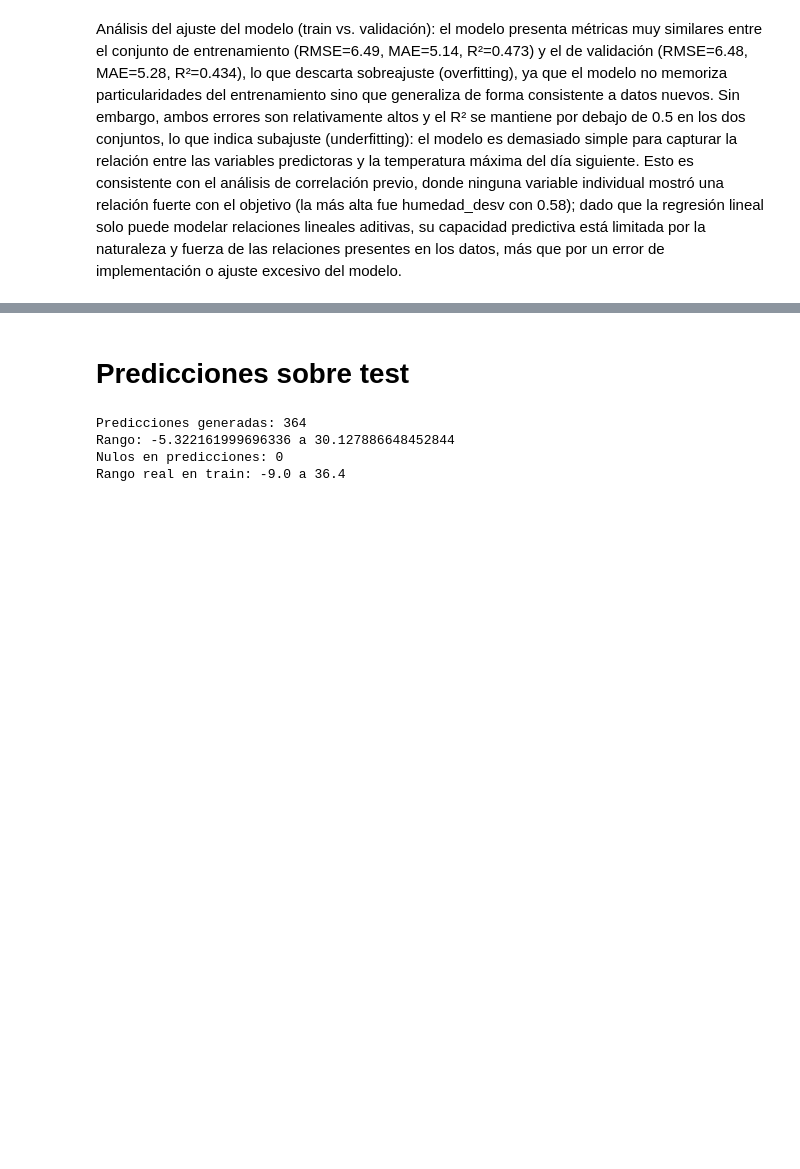
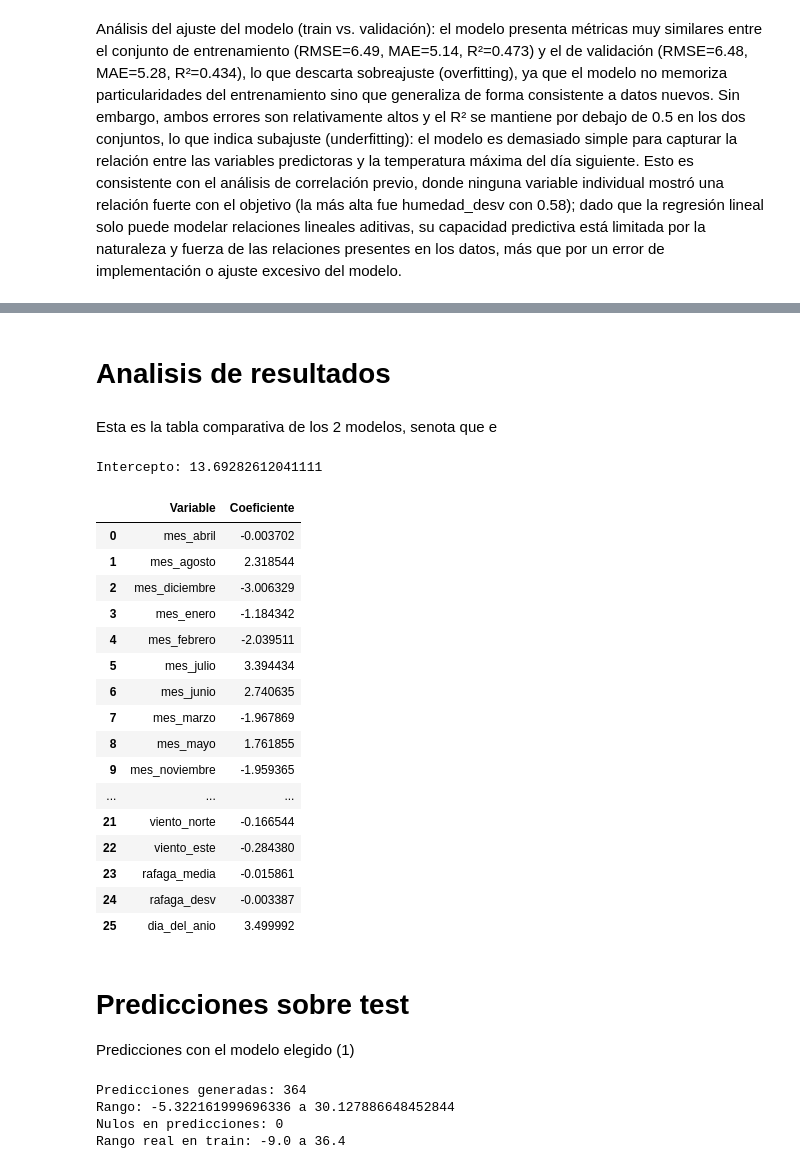
Before and after one commit to ajuradouniandes/Laboratorio_1_ML, a Jupyter notebook: Lab.ipynb, the cells around one changed output, grey strips where cells are left out. Drawn from its saved outputs; the diff is of its cells as text; code cells hidden in the pictures; blank space fills up the shorter version.

```diff
--- a/Lab.ipynb
+++ b/Lab.ipynb
@@ -416,0 +545,4 @@ Análisis del ajuste del modelo (train vs. validación): el modelo presenta mét
+# %% [markdown]
+# Analisis de resultados
+# %% [markdown]
+Esta es la tabla comparativa de los 2 modelos, senota que e
@@ -417,5 +556,40 @@ Análisis del ajuste del modelo (train vs. validación): el modelo presenta mét
+# %%
+feature_names = modelo.named_steps["preprocesador"].get_feature_names_out()
+feature_names = [
+    name.replace("num__", "").replace("cat__", "")
+    for name in feature_names
+]
+
+coef_df = pd.DataFrame({
+    "Variable": feature_names,
+    "Coeficiente": modelo.named_steps["regresor"].coef_
+})
+
+print("Intercepto:", modelo.named_steps["regresor"].intercept_)
+coef_df
+# %% [output]
+Intercepto: 13.69282612041111
+|  | Variable | Coeficiente |
+| 0 | mes_abril | -0.003702 |
+| 1 | mes_agosto | 2.318544 |
+| 2 | mes_diciembre | -3.006329 |
+| 3 | mes_enero | -1.184342 |
+| 4 | mes_febrero | -2.039511 |
+| 5 | mes_julio | 3.394434 |
+| 6 | mes_junio | 2.740635 |
+| 7 | mes_marzo | -1.967869 |
+| 8 | mes_mayo | 1.761855 |
+| 9 | mes_noviembre | -1.959365 |
+| ... | ... | ... |
+| 21 | viento_norte | -0.166544 |
+| 22 | viento_este | -0.284380 |
+| 23 | rafaga_media | -0.015861 |
+| 24 | rafaga_desv | -0.003387 |
+| 25 | dia_del_anio | 3.499992 |
 # %% [markdown]
 # Predicciones sobre test
+
+Predicciones con el modelo elegido (1)
 # %%
 predicciones_test = modelo.predict(df_test)
 
```
Also changed, not shown: parts of 9 cells of this notebook.
